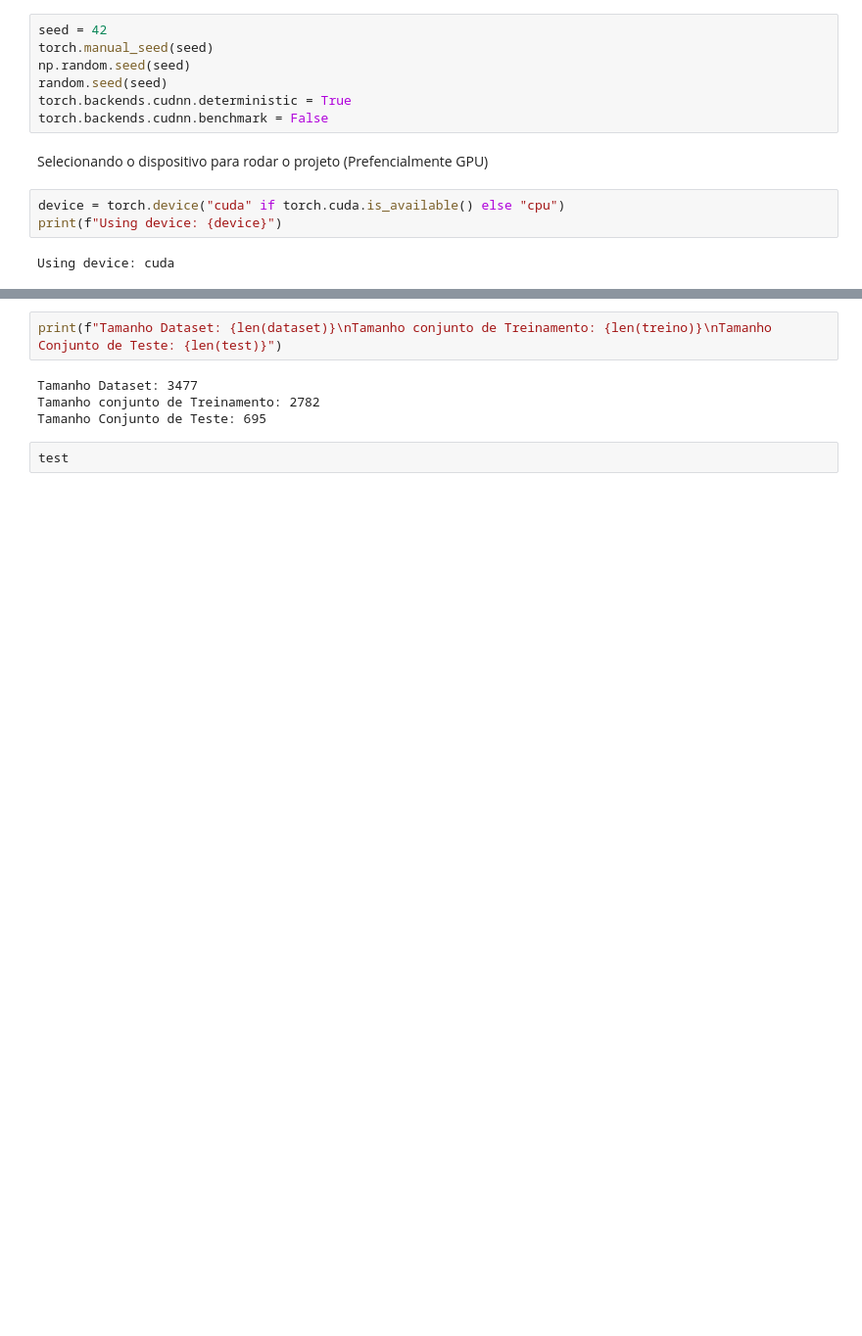
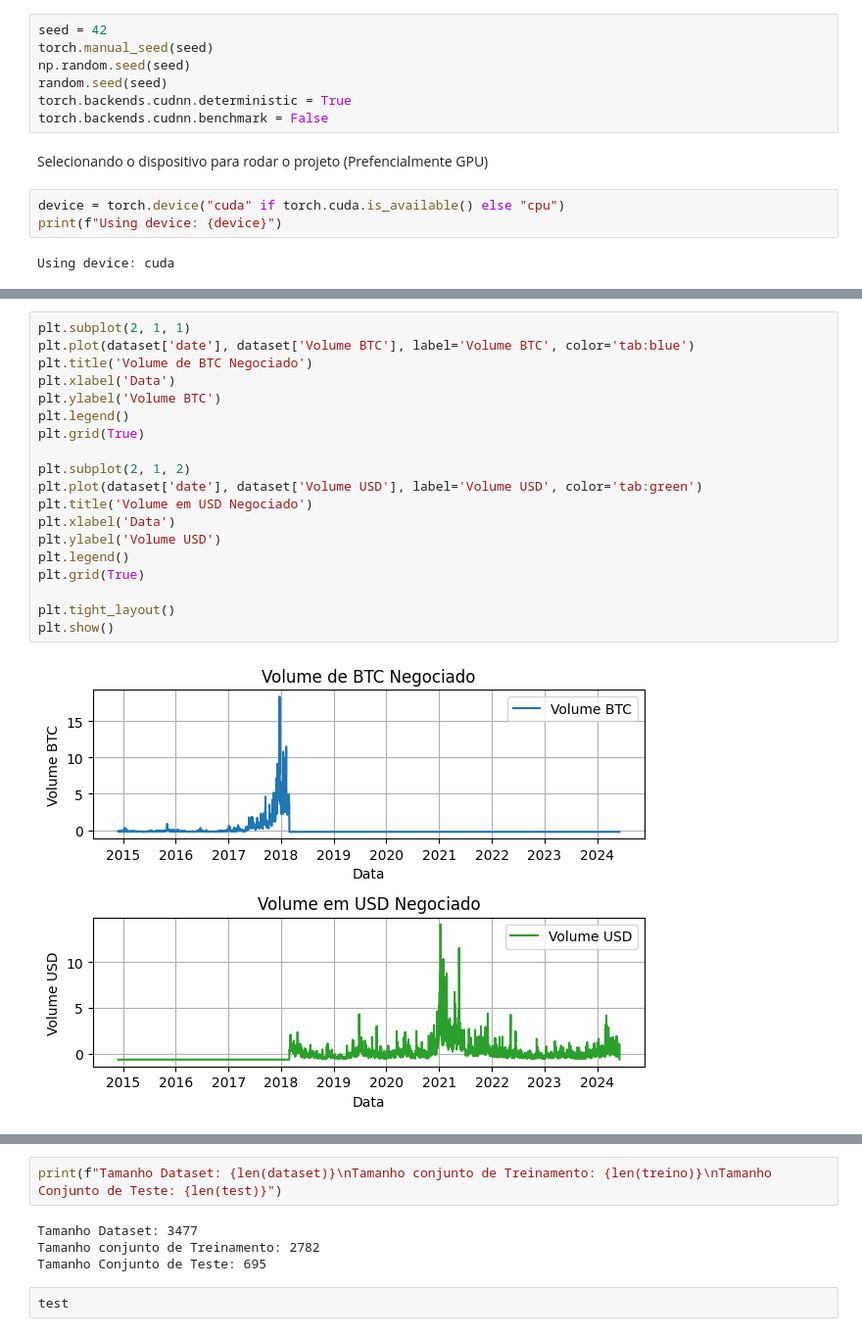
Before and after one commit to GuilhermeMaciel75/Redes_Neurais_p1, a Jupyter notebook: projeto_2/src/lstm.ipynb, the cells around one changed output, grey strips where cells are left out. Shown at 98% size. Saved outputs shown, nothing was run; the diff lists cells and outputs as text; blank space fills up the shorter version.

```diff
--- a/projeto_2/src/lstm.ipynb
+++ b/projeto_2/src/lstm.ipynb
@@ -39,0 +144,21 @@ Iremos trabalhar com o valor de fechamento do BTC no dia
+# %%
+plt.subplot(2, 1, 1)
+plt.plot(dataset['date'], dataset['Volume BTC'], label='Volume BTC', color='tab:blue')
+plt.title('Volume de BTC Negociado')
+plt.xlabel('Data')
+plt.ylabel('Volume BTC')
+plt.legend()
+plt.grid(True)
+
+plt.subplot(2, 1, 2)
+plt.plot(dataset['date'], dataset['Volume USD'], label='Volume USD', color='tab:green')
+plt.title('Volume em USD Negociado')
+plt.xlabel('Data')
+plt.ylabel('Volume USD')
+plt.legend()
+plt.grid(True)
+
+plt.tight_layout()
+plt.show()
+# %% [output]
+[figure, added]
```
Also changed, not shown: parts of 20 cells of this notebook.
